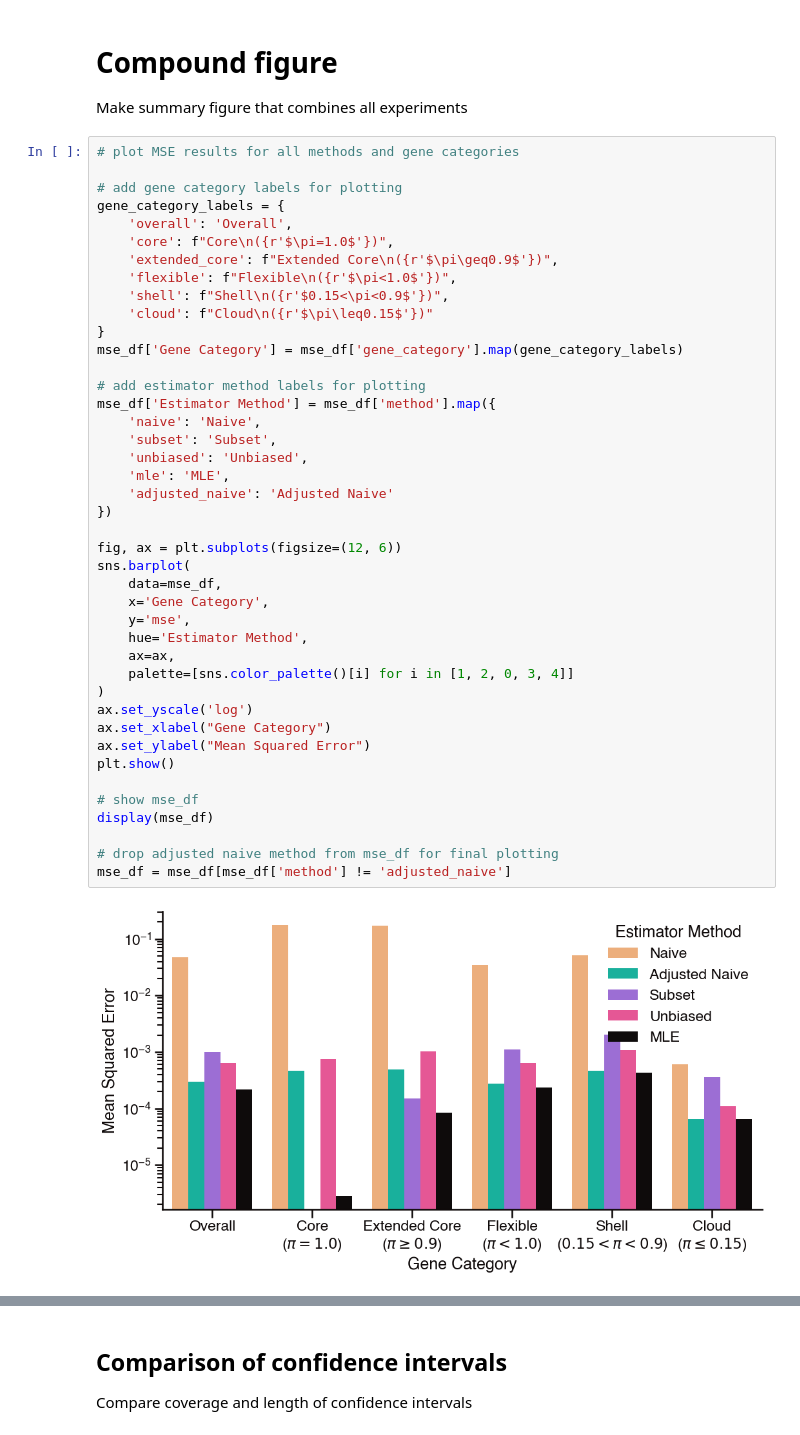
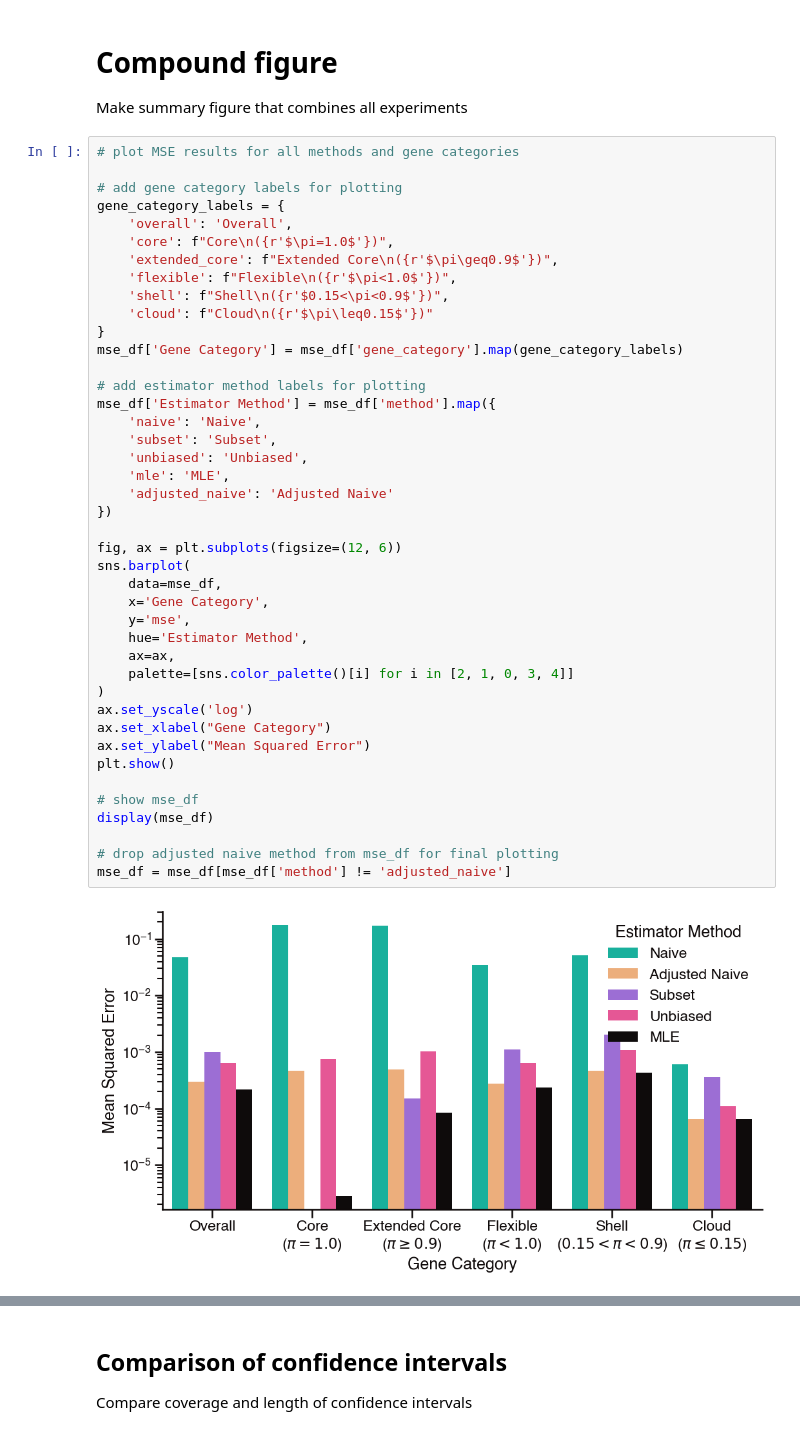
Before and after one commit to blasks/gene-prevalence, a Jupyter notebook: experiments/2-method-comparison-simulations.ipynb, the cells around one changed output, grey strips where cells are left out. Drawn from its saved outputs; the diff is of its cells as text.

```diff
--- a/experiments/2-method-comparison-simulations.ipynb
+++ b/experiments/2-method-comparison-simulations.ipynb
@@ -507,35 +544,35 @@ gene_category_labels = {
 mse_df['Gene Category'] = mse_df['gene_category'].map(gene_category_labels)
 
 # add estimator method labels for plotting
 mse_df['Estimator Method'] = mse_df['method'].map({
     'naive': 'Naive',
     'subset': 'Subset',
     'unbiased': 'Unbiased',
     'mle': 'MLE',
     'adjusted_naive': 'Adjusted Naive'
 })
 
 fig, ax = plt.subplots(figsize=(12, 6))
 sns.barplot(
     data=mse_df,
     x='Gene Category',
     y='mse',
     hue='Estimator Method',
     ax=ax,
-    palette=[sns.color_palette()[i] for i in [1, 2, 0, 3, 4]]
+    palette=[sns.color_palette()[i] for i in [2, 1, 0, 3, 4]]
 )
 ax.set_yscale('log')
 ax.set_xlabel("Gene Category")
 ax.set_ylabel("Mean Squared Error")
 plt.show()
 
 # show mse_df
 display(mse_df)
 
 # drop adjusted naive method from mse_df for final plotting
 mse_df = mse_df[mse_df['method'] != 'adjusted_naive']
 # %% [output]
-[figure, old version]
+[figure, new version]
 |  | method | gene_category | n_genes | mse | Gene Category | Estimator Method |
 | 0 | naive | overall | 9594 | 0.048049 | Overall | Naive |
 | 1 | naive | core | 915 | 0.177690 | Core\n($\pi=1.0$) | Naive |
```
Also changed, not shown: parts of 4 cells of this notebook, 2 other files.
